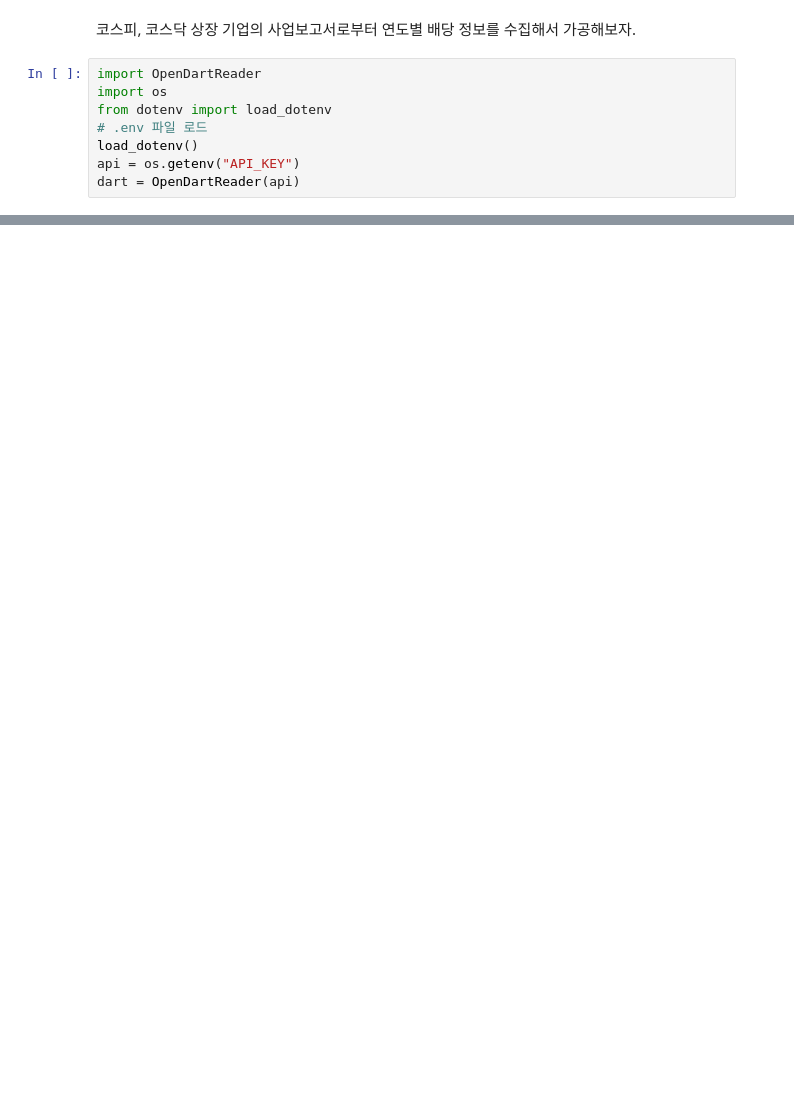
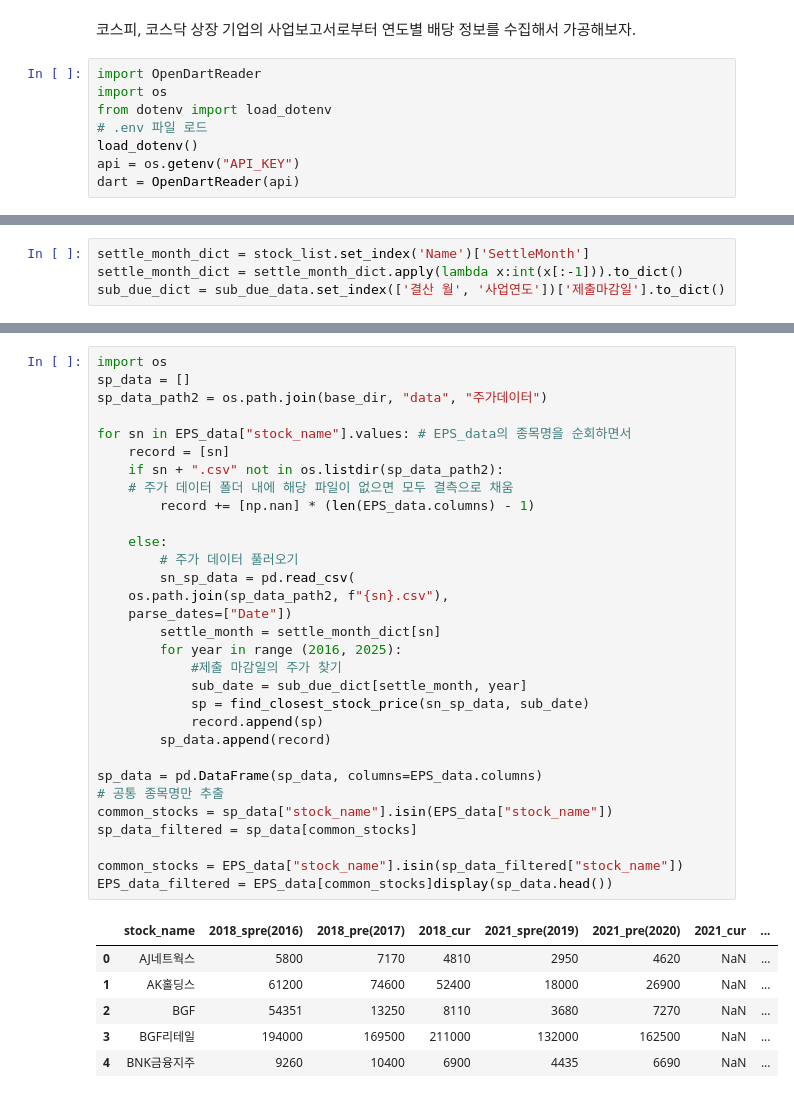
Before and after one commit to cho16147/quant-new-moon, a Jupyter notebook: Ch06-API/20250324-Ch06.4-project-dividend_pipeline.ipynb, the cells around one changed output, grey strips where cells are left out. Cells and saved outputs as stored; diff of their text form; blank space fills up the shorter version.

```diff
--- a/Ch06-API/20250324-Ch06.4-project-dividend_pipeline.ipynb
+++ b/Ch06-API/20250324-Ch06.4-project-dividend_pipeline.ipynb
@@ -267,0 +375,4 @@ display(EPS_data)
+# %%
+settle_month_dict = stock_list.set_index('Name')['SettleMonth']
+settle_month_dict = settle_month_dict.apply(lambda x:int(x[:-1])).to_dict()
+sub_due_dict = sub_due_data.set_index(['결산 월', '사업연도'])['제출마감일'].to_dict()
@@ -267,0 +385,38 @@ display(EPS_data)
+# %%
+import os
+sp_data = []
+sp_data_path2 = os.path.join(base_dir, "data", "주가데이터")
+
+for sn in EPS_data["stock_name"].values: # EPS_data의 종목명을 순회하면서
+    record = [sn]
+    if sn + ".csv" not in os.listdir(sp_data_path2):
+    # 주가 데이터 폴더 내에 해당 파일이 없으면 모두 결측으로 채움
+        record += [np.nan] * (len(EPS_data.columns) - 1)
+
+    else:
+        # 주가 데이터 풀러오기
+        sn_sp_data = pd.read_csv(
+    os.path.join(sp_data_path2, f"{sn}.csv"),
+    parse_dates=["Date"])
+        settle_month = settle_month_dict[sn]
+        for year in range (2016, 2025):
+            #제출 마감일의 주가 찾기
+            sub_date = sub_due_dict[settle_month, year]
+            sp = find_closest_stock_price(sn_sp_data, sub_date)
+            record.append(sp)
+        sp_data.append(record)
+
+sp_data = pd.DataFrame(sp_data, columns=EPS_data.columns)
+# 공통 종목명만 추출
+common_stocks = sp_data["stock_name"].isin(EPS_data["stock_name"])
+sp_data_filtered = sp_data[common_stocks]
+
+common_stocks = EPS_data["stock_name"].isin(sp_data_filtered["stock_name"])
+EPS_data_filtered = EPS_data[common_stocks]display(sp_data.head())
+# %% [output]
+|  | stock_name | 2018_spre(2016) | 2018_pre(2017) | 2018_cur | 2021_spre(2019) | 2021_pre(2020) | 2021_cur | ... |
+| 0 | AJ네트웍스 | 5800 | 7170 | 4810 | 2950 | 4620 | NaN | ... |
+| 1 | AK홀딩스 | 61200 | 74600 | 52400 | 18000 | 26900 | NaN | ... |
+| 2 | BGF | 54351 | 13250 | 8110 | 3680 | 7270 | NaN | ... |
+| 3 | BGF리테일 | 194000 | 169500 | 211000 | 132000 | 162500 | NaN | ... |
+| 4 | BNK금융지주 | 9260 | 10400 | 6900 | 4435 | 6690 | NaN | ... |
```
Also changed, not shown: parts of 14 cells of this notebook, 1 other file.
